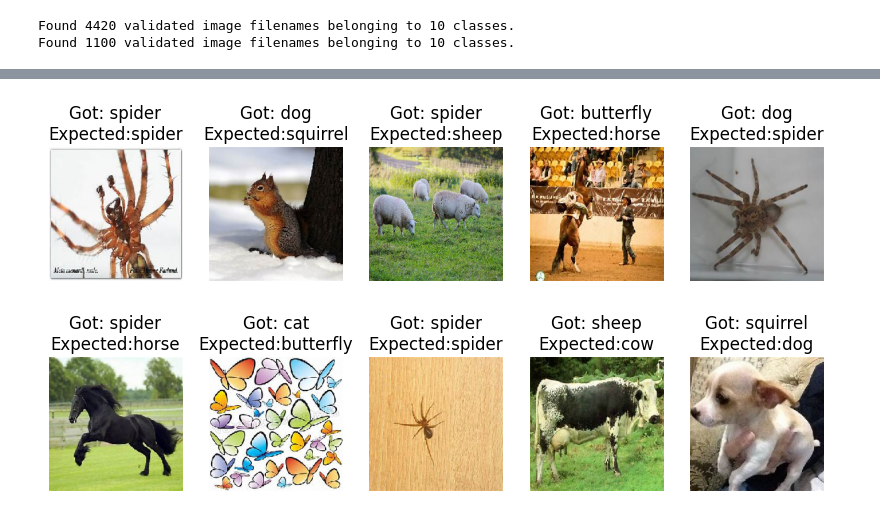
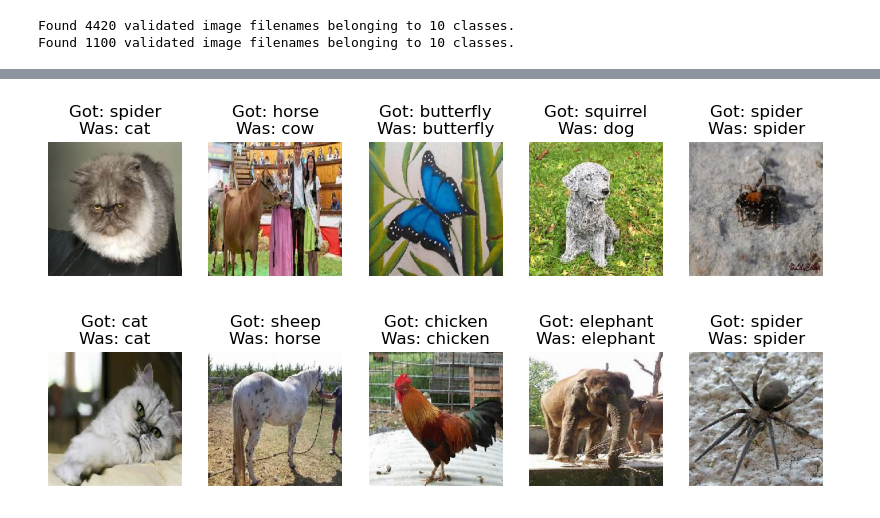
Before and after one commit to sinux-l5d/PROJ002, a Jupyter notebook: animal_recognition.ipynb, the cells around one changed output, grey strips where cells are left out. Saved outputs shown, nothing was run; the diff lists cells and outputs as text; code cells hidden in the pictures.

Commit message:
add layers, earlystop, fixed visualization

```diff
--- a/animal_recognition.ipynb
+++ b/animal_recognition.ipynb
@@ -153,8 +165,8 @@ def getGenerator(idg, df, batch_size=32):
         class_mode="categorical"
     )
 # %%
-set_train = getGenerator(datagen_train, c.getTrain(maximums).sample(frac=1))
-set_test = getGenerator(datagen_test, c.getTest(maximums).sample(frac=1))
+set_train = getGenerator(datagen_train, c.getTrain(maximums).sample(frac=1)) # yes, rudendent shuffle
+set_test = getGenerator(datagen_test, c.getTest(maximums), 1)
 # %% [output]
 Found 4420 validated image filenames belonging to 10 classes.
 Found 1100 validated image filenames belonging to 10 classes.
@@ -165,17 +177,22 @@ model = tf.keras.models.Sequential([
     tf.keras.layers.BatchNormalization(),
     tf.keras.layers.Dropout(0.2),
 
-    tf.keras.layers.Conv2D(32, (3,3), activation="relu", input_shape=(WIDTH, HEIGHT, 3)),
+    tf.keras.layers.Conv2D(128, (3,3), activation="relu"),
+    tf.keras.layers.MaxPooling2D(pool_size=(2, 2)),
+    tf.keras.layers.BatchNormalization(),
+    tf.keras.layers.Dropout(0.15),
+
+    tf.keras.layers.Conv2D(32, (3,3), activation="relu"),
     tf.keras.layers.MaxPooling2D(pool_size=(2, 2)),
     tf.keras.layers.BatchNormalization(),
     tf.keras.layers.Dropout(0.2),
 
-    tf.keras.layers.Conv2D(32, (3,3), activation="relu", input_shape=(WIDTH, HEIGHT, 3)),
+    tf.keras.layers.Conv2D(32, (3,3), activation="relu"),
     tf.keras.layers.MaxPooling2D(pool_size=(2, 2)),
     tf.keras.layers.BatchNormalization(),
     tf.keras.layers.Dropout(0.2),
 
-    tf.keras.layers.Conv2D(32, (3,3), activation="relu", input_shape=(WIDTH, HEIGHT, 3)),
+    tf.keras.layers.Conv2D(32, (3,3), activation="relu"),
     tf.keras.layers.MaxPooling2D(pool_size=(2, 2)),
     tf.keras.layers.BatchNormalization(),
     tf.keras.layers.Dropout(0.2),
@@ -183,6 +200,7 @@ model = tf.keras.models.Sequential([
     tf.keras.layers.Flatten(),
     tf.keras.layers.Dense(256, activation='relu'),
     tf.keras.layers.Dense(128, activation='relu'),
+    tf.keras.layers.Dense(64, activation='relu'),
     tf.keras.layers.Dense(10, activation='softmax')
 ])
 
@@ -210,13 +228,14 @@ model.compile(optimizer="adam", loss="categorical_crossentropy", metrics=["accur
 
 callbacks = [
     tf.keras.callbacks.ModelCheckpoint("best.keras", monitor="val_accuracy", verbose=1, save_best_only=True, mode="max"),
-    tf.keras.callbacks.TensorBoard(log_dir='./logs', histogram_freq=1, write_images=True)
+    tf.keras.callbacks.TensorBoard(log_dir='./logs', histogram_freq=1, write_images=True),
+    tf.keras.callbacks.EarlyStopping(monitor='loss', patience=5),
 ]
-
+set_test.reset()
 model.fit(set_train,
           validation_data = set_test,
           validation_steps = len(set_test),
-          epochs=10,
+          epochs=30,
           callbacks=callbacks,
           batch_size=32)
 # %% [output]
@@ -247,9 +281,6 @@ with zipfile.ZipFile('model_and_logs.zip', 'w') as z:
     z.write("best.keras", os.path.basename("best.keras"))
 # %%
 # https://vijayabhaskar96.medium.com/tutorial-on-keras-flow-from-dataframe-1fd4493d237c
-set_test.reset()
-pred = model.predict(set_test, verbose=1)
-predicted_class_indices=np.argmax(pred,axis=1)
-labels = (set_train.class_indices)
-labels = dict((v,k) for k,v in labels.items())
-predictions = [labels[k] for k in predicted_class_indices]
+def predict(model, imgFromSet):
+  pred = model.predict(imgFromSet, verbose=0)
+  return CATEGORIES[np.argmax(pred)]
@@ -258,13 +287,12 @@ predictions = [labels[k] for k in predicted_class_indices]
 # %%
-tf.keras.utils.array_to_img(set_test[0][0][0])
 import matplotlib.pyplot as plt
 plt.figure(figsize=(10, 5))
 set_test.reset()
 for i in range(10):
-    image, label = set_test.next()
-    plt.subplot(2, 5, i+1)
-    plt.title("Got: " + predictions[i] + '\nExpected:' + labels[label[0].argmax()])
-    plt.imshow(image[0])
-    plt.axis('off')
+  plt.subplot(2, 5, i+1)
+  img, label = set_test.next()
+  plt.imshow(img[0])
+  plt.title("Got: " + predict(model, img) + "\nWas: " + CATEGORIES[np.argmax(label[0])])
+  plt.axis('off')
 # %% [output]
-[figure, old version]
+[figure, new version]
```
Also changed, not shown: parts of 8 cells of this notebook, 1 other file.
